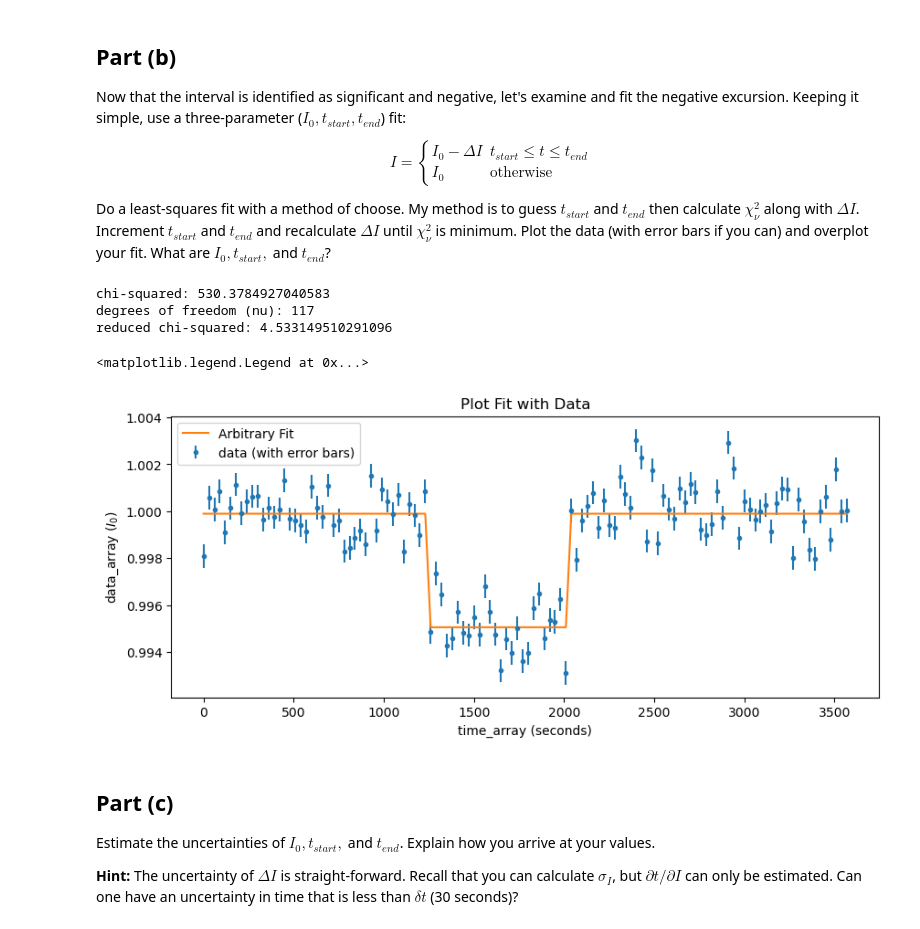
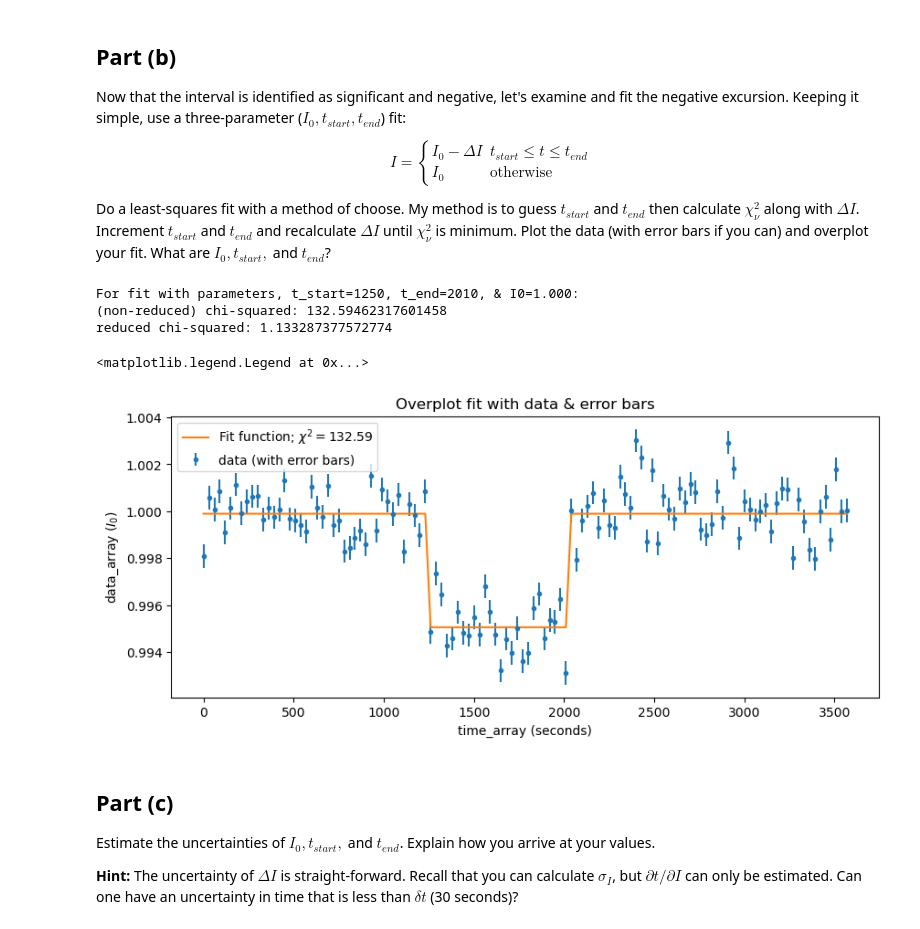
Before and after one commit to Rokkaan5/Code-Reference-Notebook, a Jupyter notebook: CU-Boulder/AstroPhys/HW/hw4/hw4.ipynb, the cells around one changed output. Cells and saved outputs as stored; diff of their text form; code cells hidden in the pictures.

```diff
--- a/CU-Boulder/AstroPhys/HW/hw4/hw4.ipynb
+++ b/CU-Boulder/AstroPhys/HW/hw4/hw4.ipynb
@@ -255,17 +255,3 @@ I_0 & \text{otherwise}
 \end{equation*}
 
 Do a least-squares fit with a method of choose. My method is to guess $t_{start}$ and $t_{end}$ then calculate $\chi_\nu^2$ along with $\Delta I$. Increment $t_{start}$ and $t_{end}$ and recalculate $\Delta I$ until  $\chi_\nu^2$ is minimum. Plot the data (with error bars if you can) and overplot your fit. What are $I_0, t_{start},$ and $t_{end}$?
-# %%
-def fit_udu(t_start, t_end, I0=1):
-    """Fit 'up-down-up'
-    """
-    delta_I = I0 - np.mean(data_array[(time_array>=t_start) & (time_array<=t_end)])
-    fit = []
-    for t in time_array:
-        if t >= t_start and t <= t_end:
-            fit.append(I0 - delta_I)
-        else:
-            fit.append(I0)
-
-    fit = np.array(fit)
-    return fit
@@ -272,27 +324,19 @@ def fit_udu(t_start, t_end, I0=1):
 # %%
-fit = fit_udu(t_start=1250,t_end=2010,I0=np.mean(data_array[time_array<1250]))
+t_start = 1250
+t_end = 2010
+
+q3b = exo_partb(t_start=t_start,t_end=t_end,I0=np.mean(data_array[time_array<t_start]))
-# %%
-q3b_cs = hf.nonreduced_chi2(x=data_array,mu_prime=fit,sigma_2=(0.001*data_array)**2)
-print("chi-squared:",q3b_cs)
-
-q3b_rcs = hf.reduced_chi2(x=data_array,mu_prime=fit,sigma_2=(0.001*data_array)**2,parameters=3)
-print("reduced chi-squared:",q3b_rcs)
-# %% [output]
-chi-squared: 530.3784927040583
-degrees of freedom (nu): 117
-reduced chi-squared: 4.533149510291096
-# %%
-# plot (with error bars)
-plt.figure(figsize=(10,4))
-plt.errorbar(time_array,data_array,yerr=0.0005*data_array,fmt='.',label='data (with error bars)')
-plt.plot(time_array,fit,label='Arbitrary Fit')
-plt.xlabel('time_array (seconds)')
-plt.ylabel('data_array ($I_0$)')
-plt.title("Plot Fit with Data")
-plt.legend()
-# %% [output]
-<matplotlib.legend.Legend at 0x...>
-[figure, removed]
+# %%
+# plot (with error bars)
+plt.figure(figsize=(10,4))
+q3b.overplot_fit_to_data()
+plt.legend()
+# %% [output]
+For fit with parameters, t_start=1250, t_end=2010, & I0=1.000:
+(non-reduced) chi-squared: 132.59462317601458
+reduced chi-squared: 1.133287377572774
+<matplotlib.legend.Legend at 0x...>
+[figure, added]
 # %% [markdown]
 ## Part (c)
 Estimate the uncertainties of $I_0, t_{start},$ and $t_{end}$. Explain how you arrive at your values.
```
Also changed, not shown: parts of 1 cell of this notebook, 3 other files.
